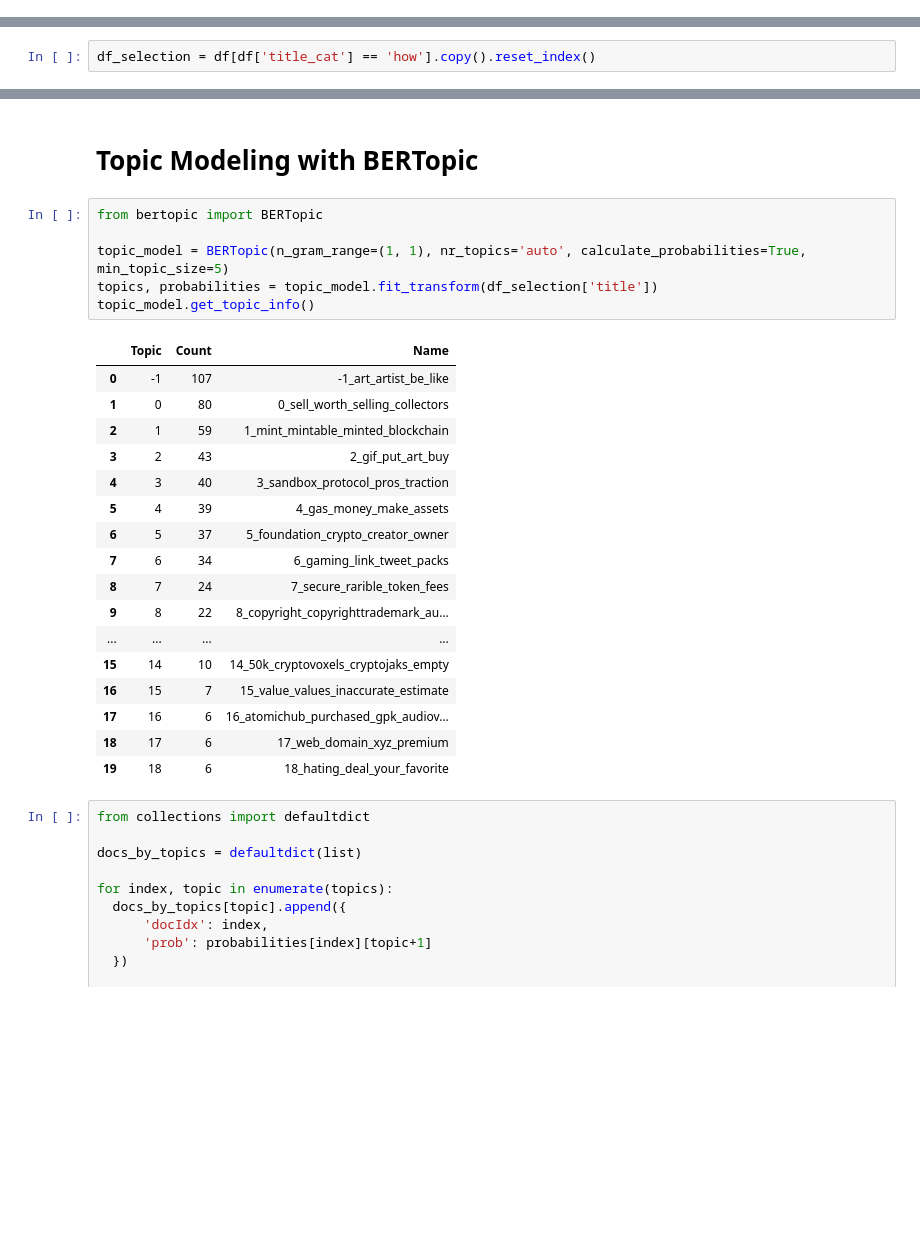
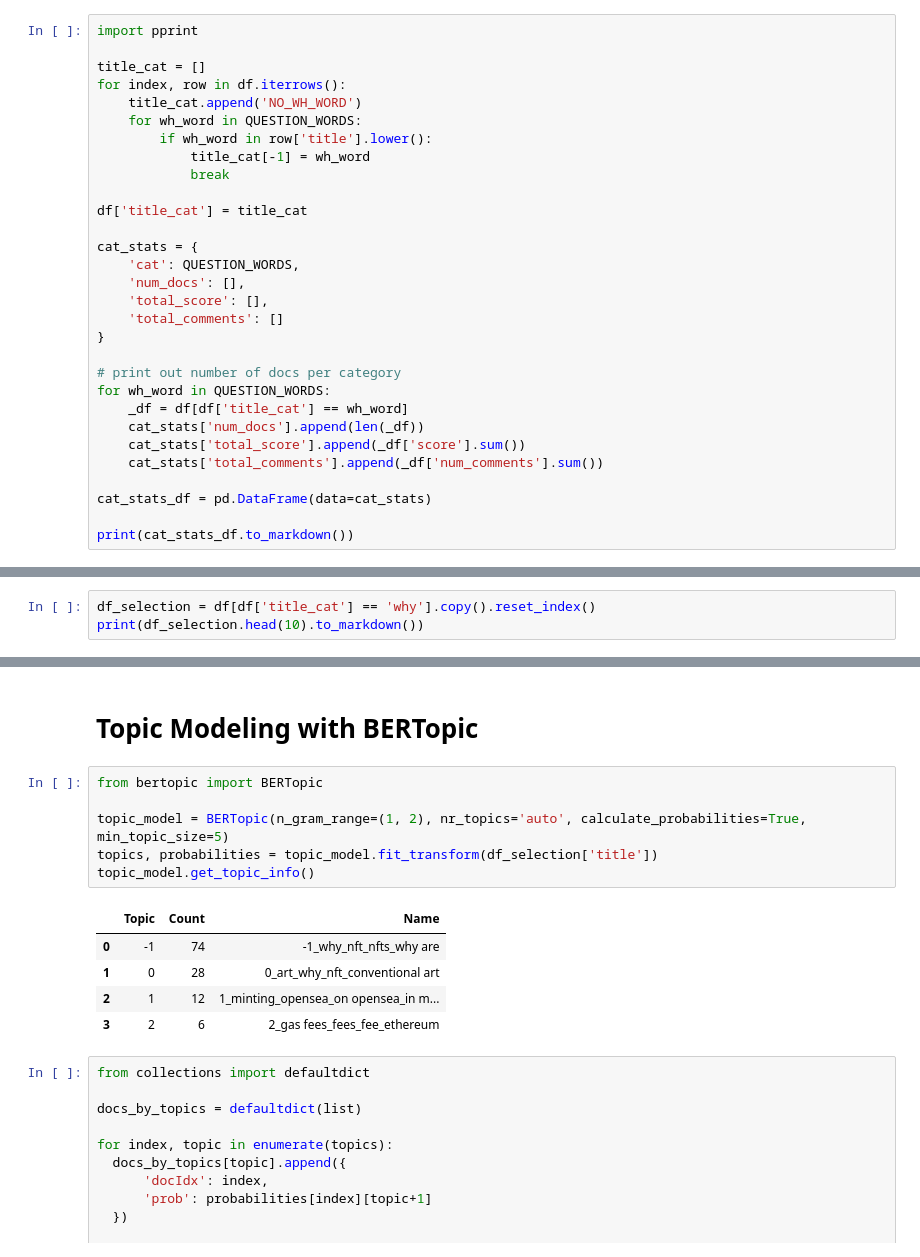
Before and after one commit to MasslessAI/narratelab, a Jupyter notebook: exp/exp_1.ipynb, the cells around one changed output, grey strips where cells are left out. Saved outputs shown, nothing was run; the diff lists cells and outputs as text; blank space fills up the shorter version.

Commit message:
Update question words, ad indicative phrases, update psaw num_comments filter,  add category stats

```diff
--- a/exp/exp_1.ipynb
+++ b/exp/exp_1.ipynb
@@ -354,0 +372,30 @@ df['title_cat'] = title_cat
+# %%
+import pprint
+
+title_cat = []
+for index, row in df.iterrows():
+    title_cat.append('NO_WH_WORD')
+    for wh_word in QUESTION_WORDS:
+        if wh_word in row['title'].lower():
+            title_cat[-1] = wh_word
+            break
+
+df['title_cat'] = title_cat
+
+cat_stats = {
+    'cat': QUESTION_WORDS,
+    'num_docs': [],
+    'total_score': [],
+    'total_comments': []
+}
+
+# print out number of docs per category
+for wh_word in QUESTION_WORDS:
+    _df = df[df['title_cat'] == wh_word]
+    cat_stats['num_docs'].append(len(_df))
+    cat_stats['total_score'].append(_df['score'].sum())
+    cat_stats['total_comments'].append(_df['num_comments'].sum())
+
+cat_stats_df = pd.DataFrame(data=cat_stats)
+
+print(cat_stats_df.to_markdown())
@@ -355,4 +420,5 @@ df['title_cat'] = title_cat
 # %% [markdown]
 # Pick a wh-word category
 # %%
-df_selection = df[df['title_cat'] == 'how'].copy().reset_index()
+df_selection = df[df['title_cat'] == 'why'].copy().reset_index()
+print(df_selection.head(10).to_markdown())
@@ -381,27 +440,15 @@ print(df_selection.head(100).to_markdown())
 # %%
 from bertopic import BERTopic
 
-topic_model = BERTopic(n_gram_range=(1, 1), nr_topics='auto', calculate_probabilities=True, min_topic_size=5)
+topic_model = BERTopic(n_gram_range=(1, 2), nr_topics='auto', calculate_probabilities=True, min_topic_size=5)
 topics, probabilities = topic_model.fit_transform(df_selection['title'])
 topic_model.get_topic_info()
 # %% [output]
 |  | Topic | Count | Name |
-| 0 | -1 | 107 | -1_art_artist_be_like |
-| 1 | 0 | 80 | 0_sell_worth_selling_collectors |
-| 2 | 1 | 59 | 1_mint_mintable_minted_blockchain |
-| 3 | 2 | 43 | 2_gif_put_art_buy |
-| 4 | 3 | 40 | 3_sandbox_protocol_pros_traction |
-| 5 | 4 | 39 | 4_gas_money_make_assets |
-| 6 | 5 | 37 | 5_foundation_crypto_creator_owner |
-| 7 | 6 | 34 | 6_gaming_link_tweet_packs |
-| 8 | 7 | 24 | 7_secure_rarible_token_fees |
-| 9 | 8 | 22 | 8_copyright_copyrighttrademark_au... |
-| ... | ... | ... | ... |
-| 15 | 14 | 10 | 14_50k_cryptovoxels_cryptojaks_empty |
-| 16 | 15 | 7 | 15_value_values_inaccurate_estimate |
-| 17 | 16 | 6 | 16_atomichub_purchased_gpk_audiov... |
-| 18 | 17 | 6 | 17_web_domain_xyz_premium |
-| 19 | 18 | 6 | 18_hating_deal_your_favorite |
+| 0 | -1 | 74 | -1_why_nft_nfts_why are |
+| 1 | 0 | 28 | 0_art_why_nft_conventional art |
+| 2 | 1 | 12 | 1_minting_opensea_on opensea_in m... |
+| 3 | 2 | 6 | 2_gas fees_fees_fee_ethereum |
 # %%
 from collections import defaultdict
 
```
Also changed, not shown: parts of 14 cells of this notebook.
